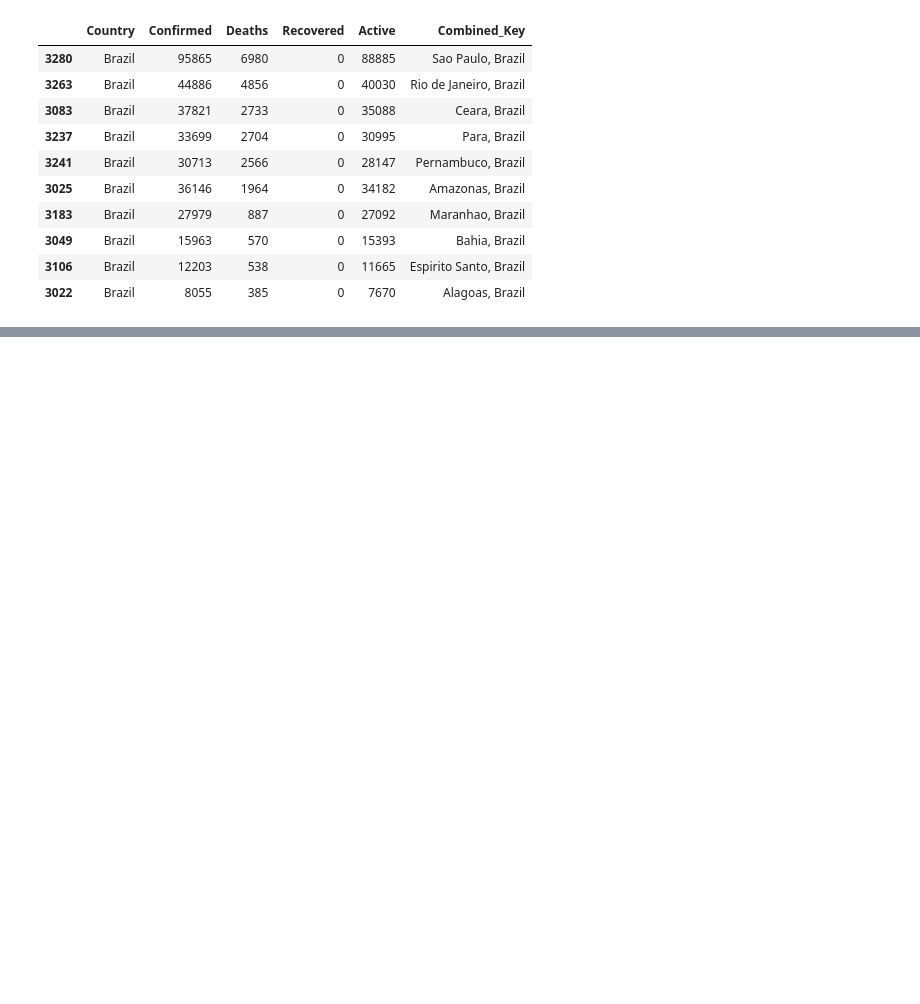
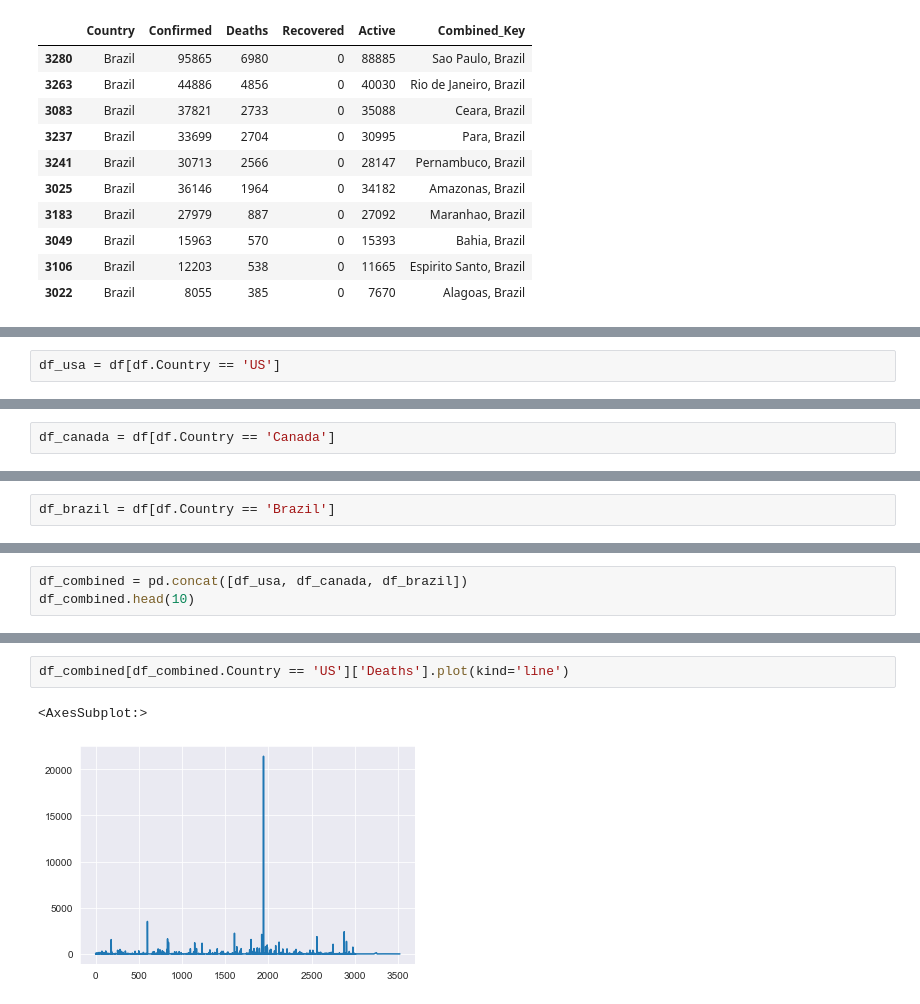
Before and after one commit to roblivesinottawa/analysis-covid-python, a Jupyter notebook: analysis-covid-python-workspace/notebooks/2020/05-28-2020.ipynb, the cells around one changed output, grey strips where cells are left out. Cells and saved outputs as stored; diff of their text form; blank space fills up the shorter version.

```diff
--- a/analysis-covid-python-workspace/notebooks/2020/05-28-2020.ipynb
+++ b/analysis-covid-python-workspace/notebooks/2020/05-28-2020.ipynb
@@ -145,0 +160,2 @@ df[df.Country == 'Brazil'].sort_values(by='Deaths', ascending=False).head(10)
+# %%
+df_usa = df[df.Country == 'US']
@@ -145,0 +176,2 @@ df[df.Country == 'Brazil'].sort_values(by='Deaths', ascending=False).head(10)
+# %%
+df_canada = df[df.Country == 'Canada']
@@ -145,0 +192,2 @@ df[df.Country == 'Brazil'].sort_values(by='Deaths', ascending=False).head(10)
+# %%
+df_brazil = df[df.Country == 'Brazil']
@@ -145,0 +208,3 @@ df[df.Country == 'Brazil'].sort_values(by='Deaths', ascending=False).head(10)
+# %%
+df_combined = pd.concat([df_usa, df_canada, df_brazil])
+df_combined.head(10)
@@ -145,0 +289,5 @@ df[df.Country == 'Brazil'].sort_values(by='Deaths', ascending=False).head(10)
+# %%
+df_combined[df_combined.Country == 'US']['Deaths'].plot(kind='line')
+# %% [output]
+<AxesSubplot:>
+[figure, added]
```
Also changed, not shown: parts of 19 cells of this notebook.
